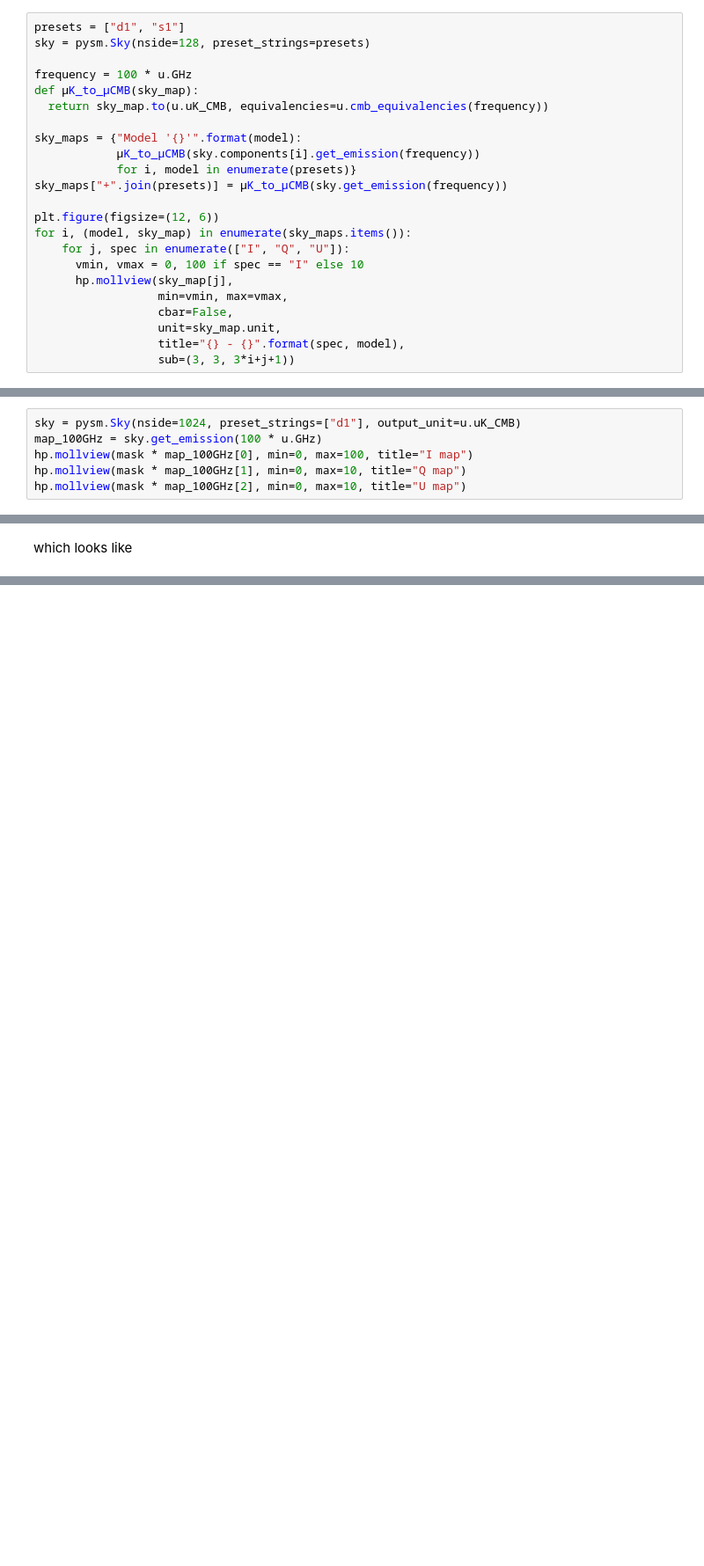
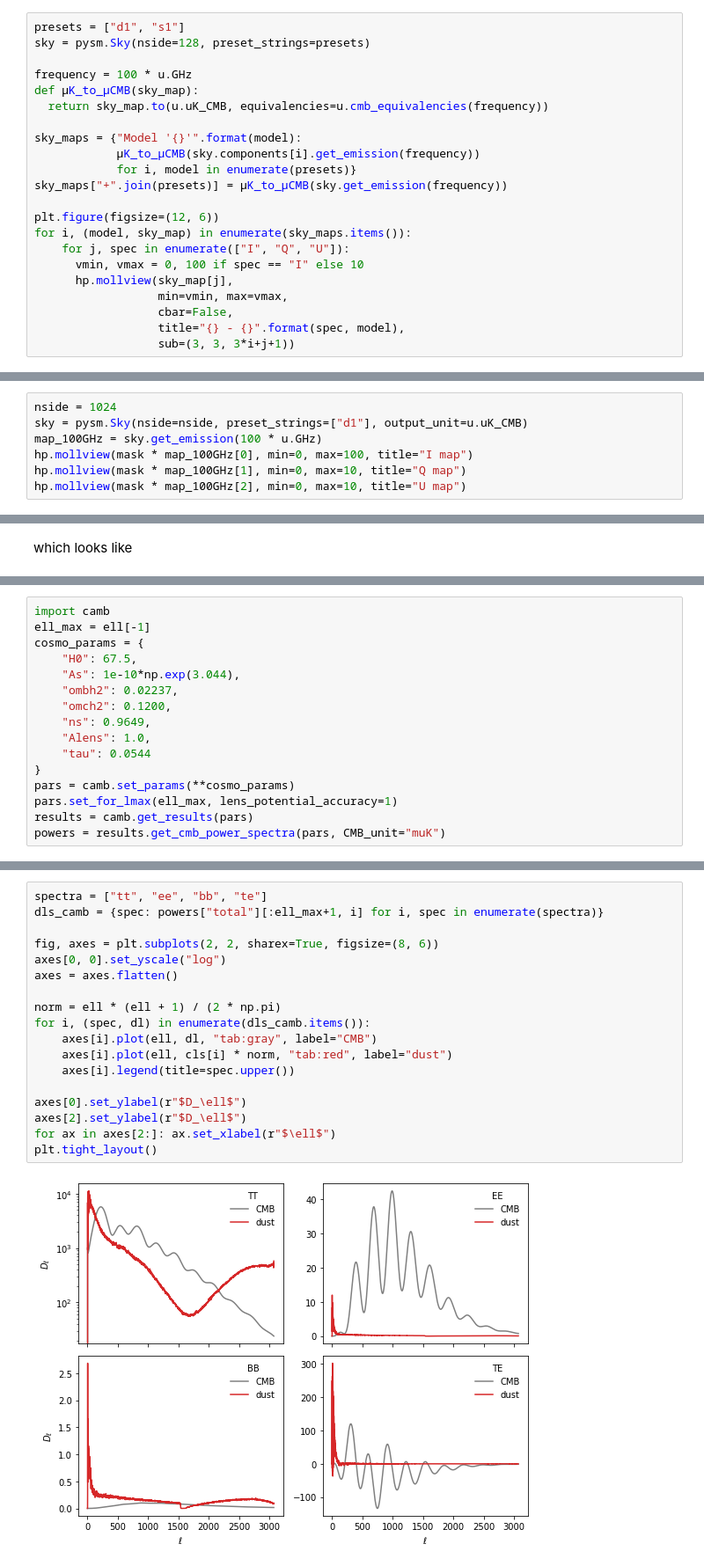
Before and after one commit to xgarrido/cmb_notebooks, a Jupyter notebook: pysm/pysm.ipynb, the cells around one changed output, grey strips where cells are left out. Shown at 88% size. Drawn from its saved outputs; the diff is of its cells as text; blank space fills up the shorter version.

```diff
--- a/pysm/pysm.ipynb
+++ b/pysm/pysm.ipynb
@@ -59,7 +59,6 @@ for i, (model, sky_map) in enumerate(sky_maps.items()):
       hp.mollview(sky_map[j],
                   min=vmin, max=vmax,
                   cbar=False,
-                  unit=sky_map.unit,
                   title="{} - {}".format(spec, model),
                   sub=(3, 3, 3*i+j+1))
 # %% [output]
@@ -111,7 +110,8 @@ hp.mollview(mask, title=None, min=0)
 # %% [markdown]
 Let's try to mask the dust emission for instance and see the remnant emission at 100 GHz
 # %%
-sky = pysm.Sky(nside=1024, preset_strings=["d1"], output_unit=u.uK_CMB)
+nside = 1024
+sky = pysm.Sky(nside=nside, preset_strings=["d1"], output_unit=u.uK_CMB)
 map_100GHz = sky.get_emission(100 * u.GHz)
 hp.mollview(mask * map_100GHz[0], min=0, max=100, title="I map")
 hp.mollview(mask * map_100GHz[1], min=0, max=10, title="Q map")
@@ -142,0 +147,16 @@ plt.tight_layout()
+# %%
+import camb
+ell_max = ell[-1]
+cosmo_params = {
+    "H0": 67.5,
+    "As": 1e-10*np.exp(3.044),
+    "ombh2": 0.02237,
+    "omch2": 0.1200,
+    "ns": 0.9649,
+    "Alens": 1.0,
+    "tau": 0.0544
+}
+pars = camb.set_params(**cosmo_params)
+pars.set_for_lmax(ell_max, lens_potential_accuracy=1)
+results = camb.get_results(pars)
+powers = results.get_cmb_power_spectra(pars, CMB_unit="muK")
@@ -142,0 +165,20 @@ plt.tight_layout()
+# %%
+spectra = ["tt", "ee", "bb", "te"]
+dls_camb = {spec: powers["total"][:ell_max+1, i] for i, spec in enumerate(spectra)}
+
+fig, axes = plt.subplots(2, 2, sharex=True, figsize=(8, 6))
+axes[0, 0].set_yscale("log")
+axes = axes.flatten()
+
+norm = ell * (ell + 1) / (2 * np.pi)
+for i, (spec, dl) in enumerate(dls_camb.items()):
+    axes[i].plot(ell, dl, "tab:gray", label="CMB")
+    axes[i].plot(ell, cls[i] * norm, "tab:red", label="dust")
+    axes[i].legend(title=spec.upper())
+
+axes[0].set_ylabel(r"$D_\ell$")
+axes[2].set_ylabel(r"$D_\ell$")
+for ax in axes[2:]: ax.set_xlabel(r"$\ell$")
+plt.tight_layout()
+# %% [output]
+[figure, added]
```
Also changed, not shown: parts of 3 cells of this notebook, 1 other file.
